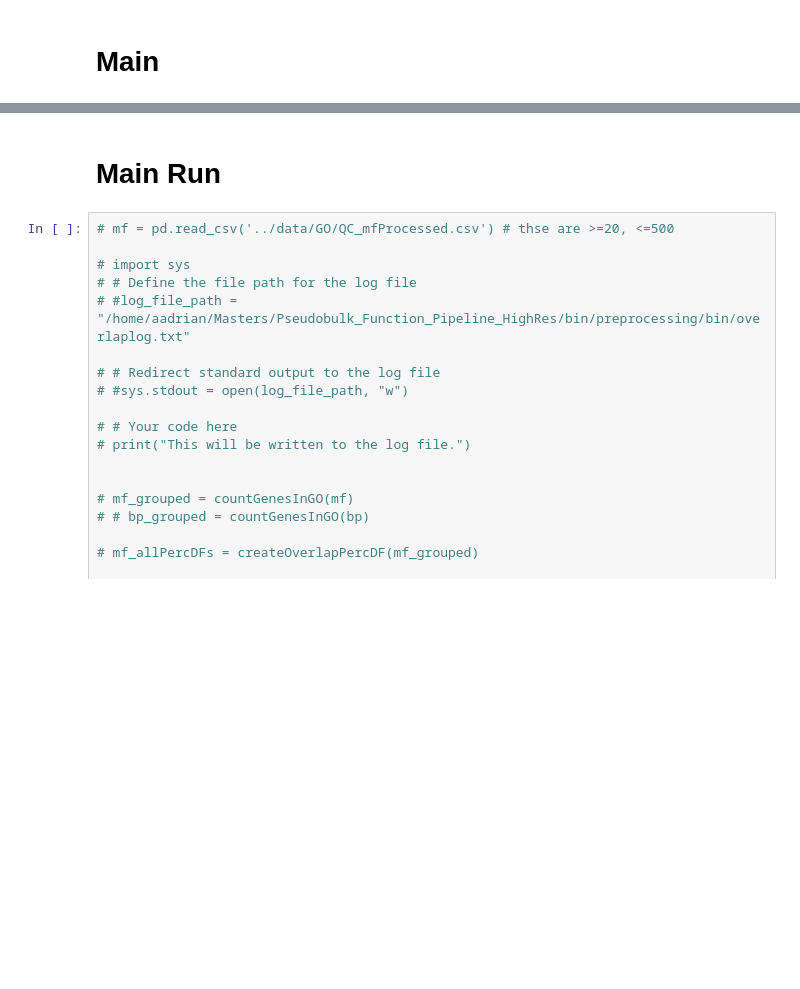
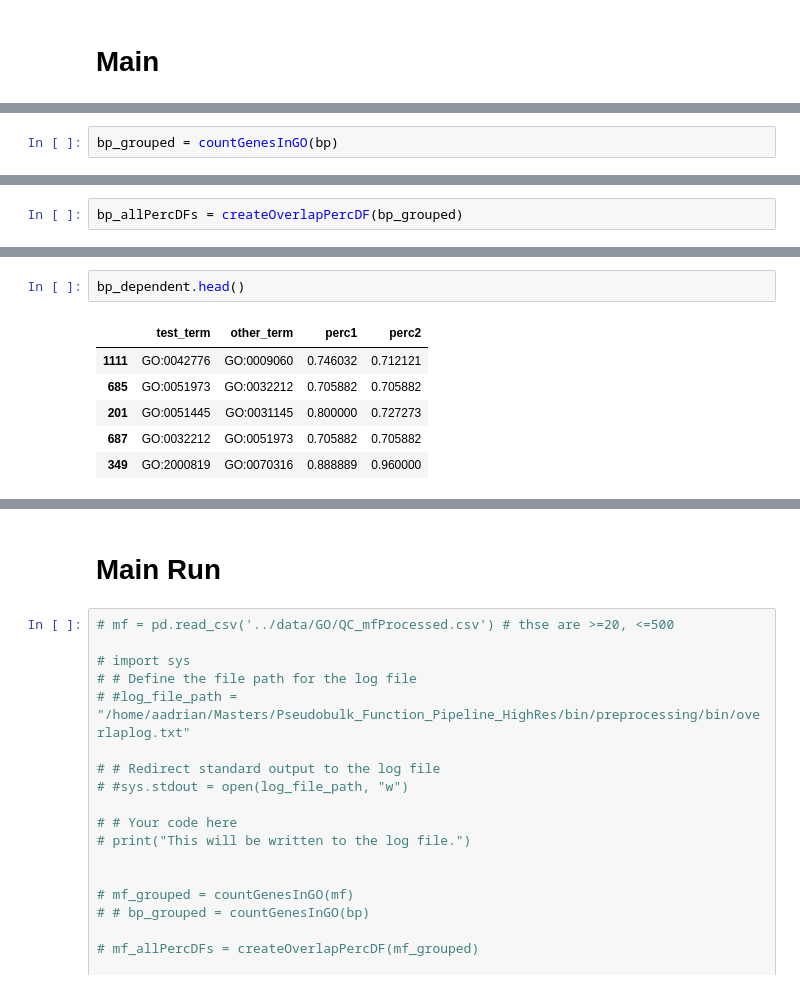
Before and after one commit to AlexAdrian-Hamazaki/Pseudobulk_Function_Pipeline, a Jupyter notebook: bin/preprocessing/preprocessGO_pipe/bin/notebooks/removeGOOverlap.ipynb, the cells around one changed output, grey strips where cells are left out. Cells and saved outputs as stored; diff of their text form; blank space fills up the shorter version.

```diff
--- a/bin/preprocessing/preprocessGO_pipe/bin/notebooks/removeGOOverlap.ipynb
+++ b/bin/preprocessing/preprocessGO_pipe/bin/notebooks/removeGOOverlap.ipynb
@@ -765,0 +752,2 @@ NameError: name 'createOverlapPercDF' is not defined
+# %%
+bp_grouped = countGenesInGO(bp)
@@ -765,0 +791,2 @@ NameError: name 'createOverlapPercDF' is not defined
+# %%
+bp_allPercDFs = createOverlapPercDF(bp_grouped)
@@ -765,0 +938,9 @@ NameError: name 'createOverlapPercDF' is not defined
+# %%
+bp_dependent.head()
+# %% [output]
+|  | test_term | other_term | perc1 | perc2 |
+| 1111 | GO:0042776 | GO:0009060 | 0.746032 | 0.712121 |
+| 685 | GO:0051973 | GO:0032212 | 0.705882 | 0.705882 |
+| 201 | GO:0051445 | GO:0031145 | 0.800000 | 0.727273 |
+| 687 | GO:0032212 | GO:0051973 | 0.705882 | 0.705882 |
+| 349 | GO:2000819 | GO:0070316 | 0.888889 | 0.960000 |
```
Also changed, not shown: parts of 26 cells of this notebook, 7 other files.
